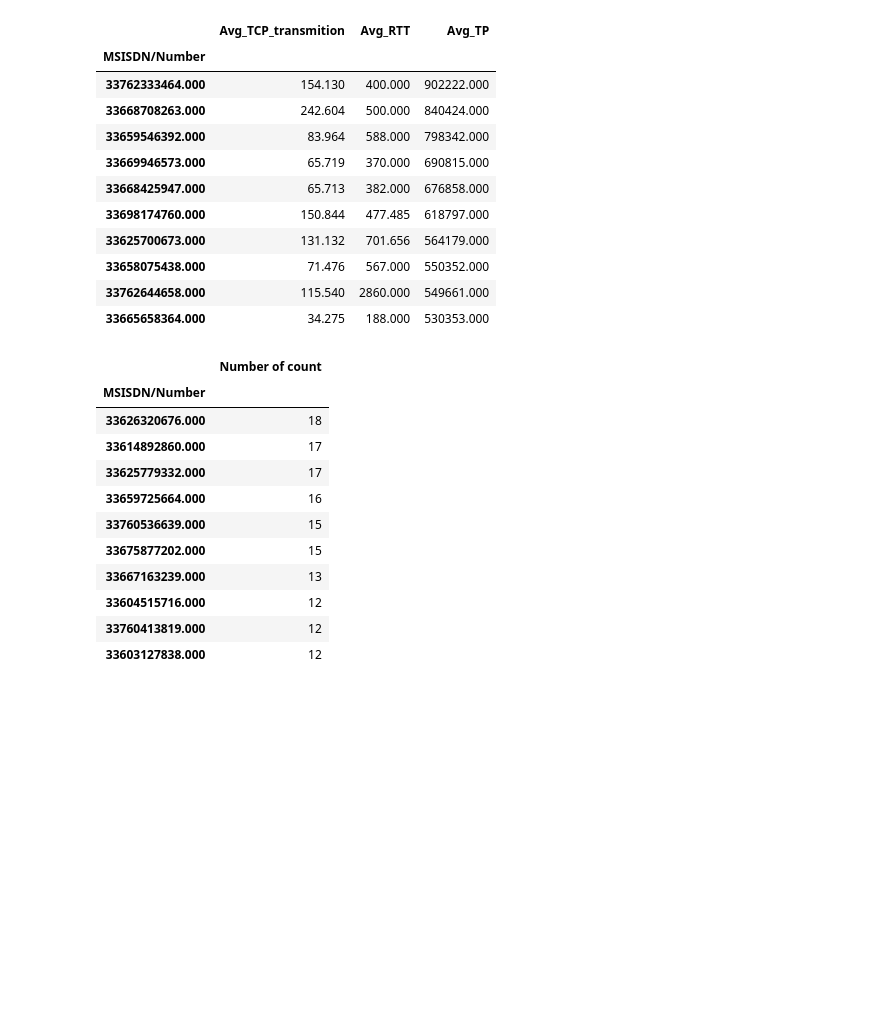
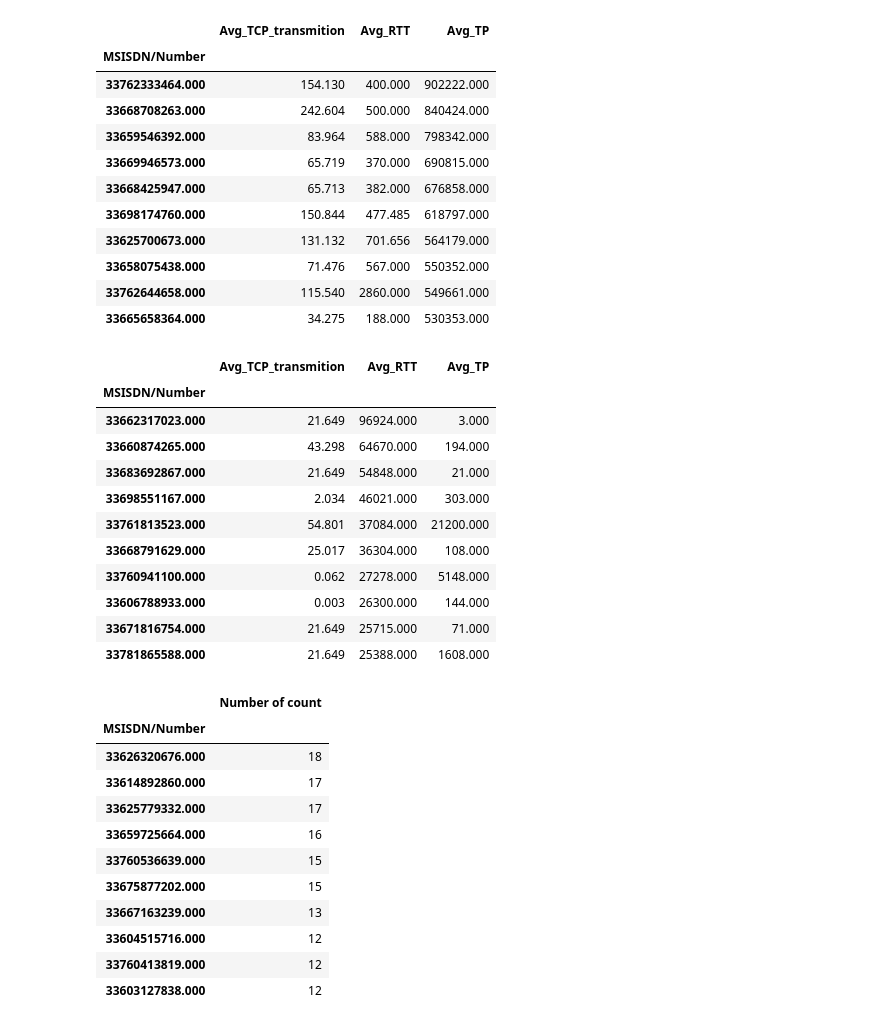
Before and after one commit to Micky373/Telecom_user_analytics, a Jupyter notebook: notebooks/user_experience_analysis.ipynb, the cells around one changed output. Cells and saved outputs as stored; diff of their text form; code cells hidden in the pictures; blank space fills up the shorter version.

Commit message:
Find out bottom 10 customers based on RTT

```diff
--- a/notebooks/user_experience_analysis.ipynb
+++ b/notebooks/user_experience_analysis.ipynb
@@ -160,10 +160,23 @@ grouped_data_total.head(10)
 | 33762644658.000 | 115.540 | 2860.000 | 549661.000 |
 | 33665658364.000 | 34.275 | 188.000 | 530353.000 |
 # %%
-# Top 10 customers based on TCP transmission
+# Top 10 customers based on RTT
 
-grouped_data_total = grouped_data_total.sort_values(by='Avg_TCP_transmition',ascending=False)
+grouped_data_total = grouped_data_total.sort_values(by='Avg_RTT',ascending=False)
 grouped_data_total.head(10)
+# %% [output]
+|  | Avg_TCP_transmition | Avg_RTT | Avg_TP |
+| MSISDN/Number |  |  |  |
+| 33662317023.000 | 21.649 | 96924.000 | 3.000 |
+| 33660874265.000 | 43.298 | 64670.000 | 194.000 |
+| 33683692867.000 | 21.649 | 54848.000 | 21.000 |
+| 33698551167.000 | 2.034 | 46021.000 | 303.000 |
+| 33761813523.000 | 54.801 | 37084.000 | 21200.000 |
+| 33668791629.000 | 25.017 | 36304.000 | 108.000 |
+| 33760941100.000 | 0.062 | 27278.000 | 5148.000 |
+| 33606788933.000 | 0.003 | 26300.000 | 144.000 |
+| 33671816754.000 | 21.649 | 25715.000 | 71.000 |
+| 33781865588.000 | 21.649 | 25388.000 | 1608.000 |
 # %%
 # Grouping and aggregating based on the number of count per customer
 # Finding out the top 10 customers
```
Also changed, not shown: parts of 1 cell of this notebook.
